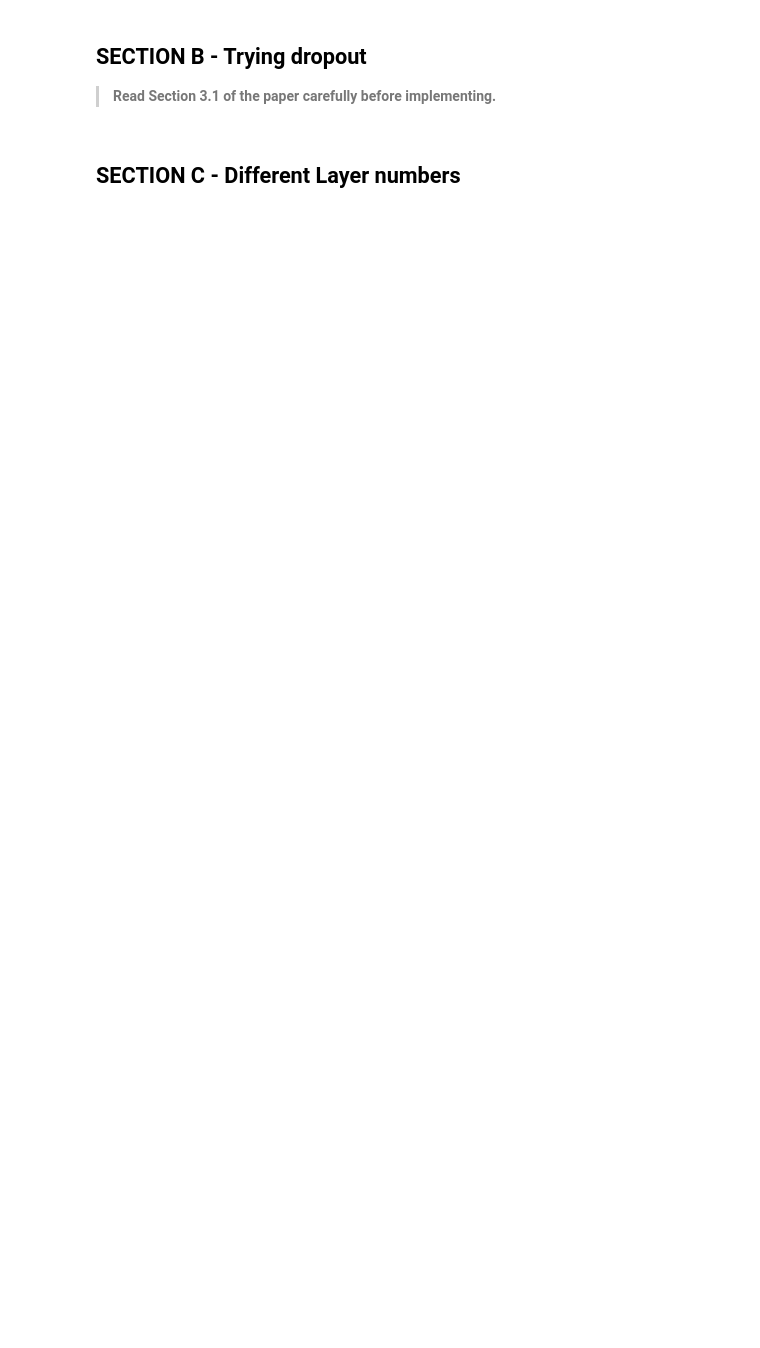
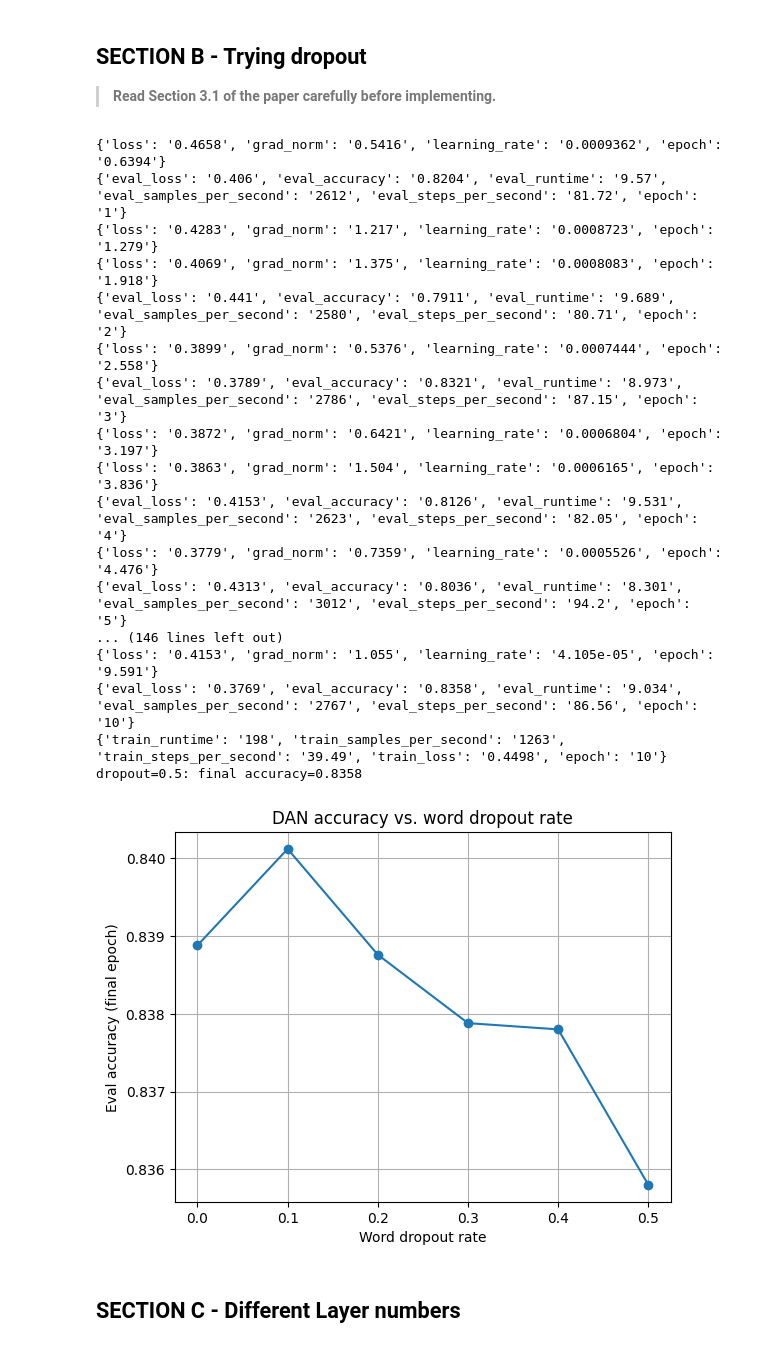
Before and after one commit to altarh/NLP_EX1, a Jupyter notebook: Exercise/DAN_files/DAN.ipynb, the cells around one changed output. Saved outputs shown, nothing was run; the diff lists cells and outputs as text; code cells hidden in the pictures; blank space fills up the shorter version.

```diff
--- a/Exercise/DAN_files/DAN.ipynb
+++ b/Exercise/DAN_files/DAN.ipynb
@@ -205,2 +288,55 @@ trainer.train()
+# %%
+# YOUR CODE HERE
+dropout_rates = [0.0, 0.1, 0.2, 0.3, 0.4, 0.5]
+final_accs = []
+
+for p in dropout_rates:
+    torch.manual_seed(SEED)
+    cb = EvaluationAccuracy()
+    args = TrainingArguments(f"DAN_dropout_{p}",
+                             num_train_epochs=10,
+                             per_device_train_batch_size=32,
+                             per_device_eval_batch_size=32,
+                             learning_rate=1e-3,
+                             save_strategy="no",
+                             log_level="error",
+                             eval_strategy="epoch")
+    tr = Trainer(model=DAN(word_dropout=p),
+                 data_collator=DataCollatorWithPadding(),
+                 args=args,
+                 callbacks=[cb],
+                 train_dataset=train_dataset,
+                 eval_dataset=eval_dataset,
+                 compute_metrics=compute_metrics)
+    tr.train()
+    final_accs.append(cb.accs[-1])
+    print(f"dropout={p}: final accuracy={cb.accs[-1]:.4f}")
+
+plt.plot(dropout_rates, final_accs, marker="o")
+plt.xlabel("Word dropout rate")
+plt.ylabel("Eval accuracy (final epoch)")
+plt.title("DAN accuracy vs. word dropout rate")
+plt.grid(True)
+plt.show()
+# END YOUR CODE
+# %% [output]
+{'loss': '0.4658', 'grad_norm': '0.5416', 'learning_rate': '0.0009362', 'epoch': '0.6394'}
+{'eval_loss': '0.406', 'eval_accuracy': '0.8204', 'eval_runtime': '9.57', 'eval_samples_per_second': '2612', 'eval_steps_per_second': '81.72', 'epoch': '1'}
+{'loss': '0.4283', 'grad_norm': '1.217', 'learning_rate': '0.0008723', 'epoch': '1.279'}
+{'loss': '0.4069', 'grad_norm': '1.375', 'learning_rate': '0.0008083', 'epoch': '1.918'}
+{'eval_loss': '0.441', 'eval_accuracy': '0.7911', 'eval_runtime': '9.689', 'eval_samples_per_second': '2580', 'eval_steps_per_second': '80.71', 'epoch': '2'}
+{'loss': '0.3899', 'grad_norm': '0.5376', 'learning_rate': '0.0007444', 'epoch': '2.558'}
+{'eval_loss': '0.3789', 'eval_accuracy': '0.8321', 'eval_runtime': '8.973', 'eval_samples_per_second': '2786', 'eval_steps_per_second': '87.15', 'epoch': '3'}
+{'loss': '0.3872', 'grad_norm': '0.6421', 'learning_rate': '0.0006804', 'epoch': '3.197'}
+{'loss': '0.3863', 'grad_norm': '1.504', 'learning_rate': '0.0006165', 'epoch': '3.836'}
+{'eval_loss': '0.4153', 'eval_accuracy': '0.8126', 'eval_runtime': '9.531', 'eval_samples_per_second': '2623', 'eval_steps_per_second': '82.05', 'epoch': '4'}
+{'loss': '0.3779', 'grad_norm': '0.7359', 'learning_rate': '0.0005526', 'epoch': '4.476'}
+{'eval_loss': '0.4313', 'eval_accuracy': '0.8036', 'eval_runtime': '8.301', 'eval_samples_per_second': '3012', 'eval_steps_per_second': '94.2', 'epoch': '5'}
+... (146 lines left out)
+{'loss': '0.4153', 'grad_norm': '1.055', 'learning_rate': '4.105e-05', 'epoch': '9.591'}
+{'eval_loss': '0.3769', 'eval_accuracy': '0.8358', 'eval_runtime': '9.034', 'eval_samples_per_second': '2767', 'eval_steps_per_second': '86.56', 'epoch': '10'}
+{'train_runtime': '198', 'train_samples_per_second': '1263', 'train_steps_per_second': '39.49', 'train_loss': '0.4498', 'epoch': '10'}
+dropout=0.5: final accuracy=0.8358
+[figure, added]
 # %% [markdown]
 ## SECTION C - Different Layer numbers
```
Also changed, not shown: parts of 18 cells of this notebook, 1 other file.
